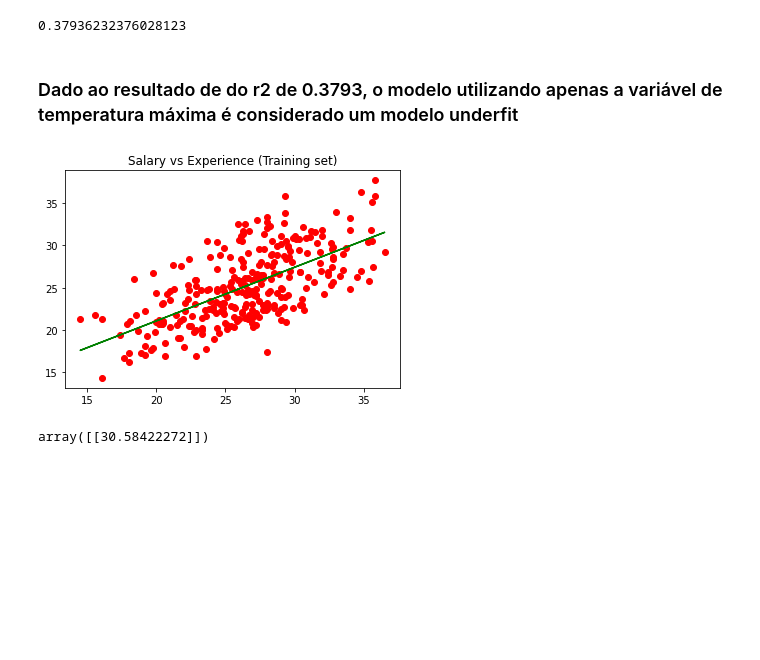
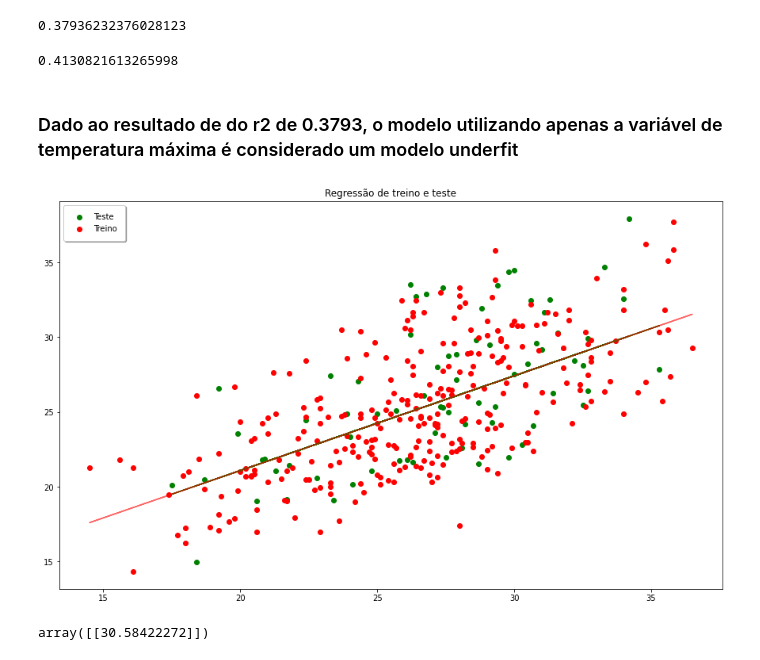
Before and after one commit to gizattos/Consumo-de-cerveja-regressao, a Jupyter notebook: Predicao_quantidade_cerveja.ipynb, the cells around one changed output. Saved outputs shown, nothing was run; the diff lists cells and outputs as text; code cells hidden in the pictures; blank space fills up the shorter version.

```diff
--- a/Predicao_quantidade_cerveja.ipynb
+++ b/Predicao_quantidade_cerveja.ipynb
@@ -206,16 +206,25 @@ np.sqrt(mean_squared_error(y_test,y_pred))
 lr.score(x_test,y_test)
 # %% [output]
 0.37936232376028123
+# %%
+## r2 - Modelo explica 41% dos resultados de treino
+lr.score(x_train,y_train)
+# %% [output]
+0.4130821613265998
 # %% [markdown]
 <h3>Dado ao resultado de do r2 de 0.3793, o modelo utilizando apenas a variável de temperatura máxima é considerado um modelo underfit</h3>
 # %%
 ## plotando gráfico
-plt.scatter(x_train, y_train, color = "red")
-plt.plot(x_train, lr.predict(x_train), color = "green")
-plt.title("Salary vs Experience (Training set)")
+plt.figure(figsize=(15,9))
+plt.scatter(x_test, y_test, color = "green", label='Teste')
+plt.plot(x_test, lr.predict(x_test), color = "green")
+plt.scatter(x_train, y_train, color = "red", label='Treino')
+plt.plot(x_train, lr.predict(x_train), color = "red",alpha=0.6)
+plt.title("Regressão de treino e teste")
+plt.legend(fancybox=True, framealpha=1, shadow=True, borderpad=1)
 plt.show()
 # %% [output]
-[figure, old version]
+[figure, new version]
 # %%
 ##Predizendo a quantidade de litros de cerveja consumidos para um dia de quinta, que não chova e que faça 35 grau
 lr.predict([[35]])
```
Also changed, not shown: parts of 4 cells of this notebook.
